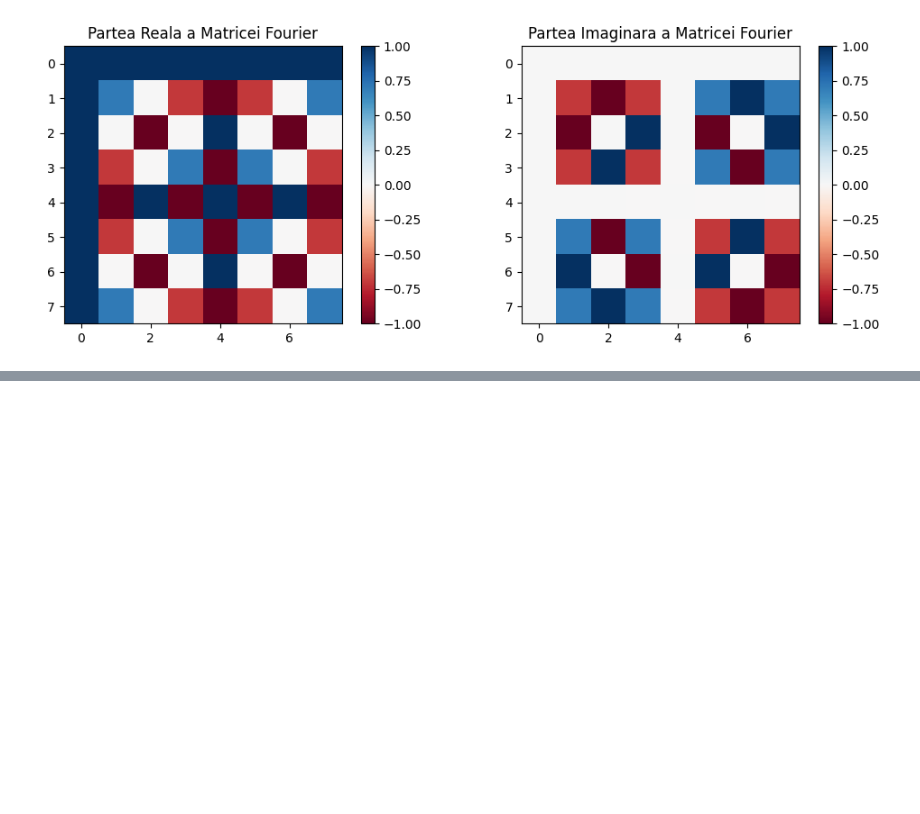
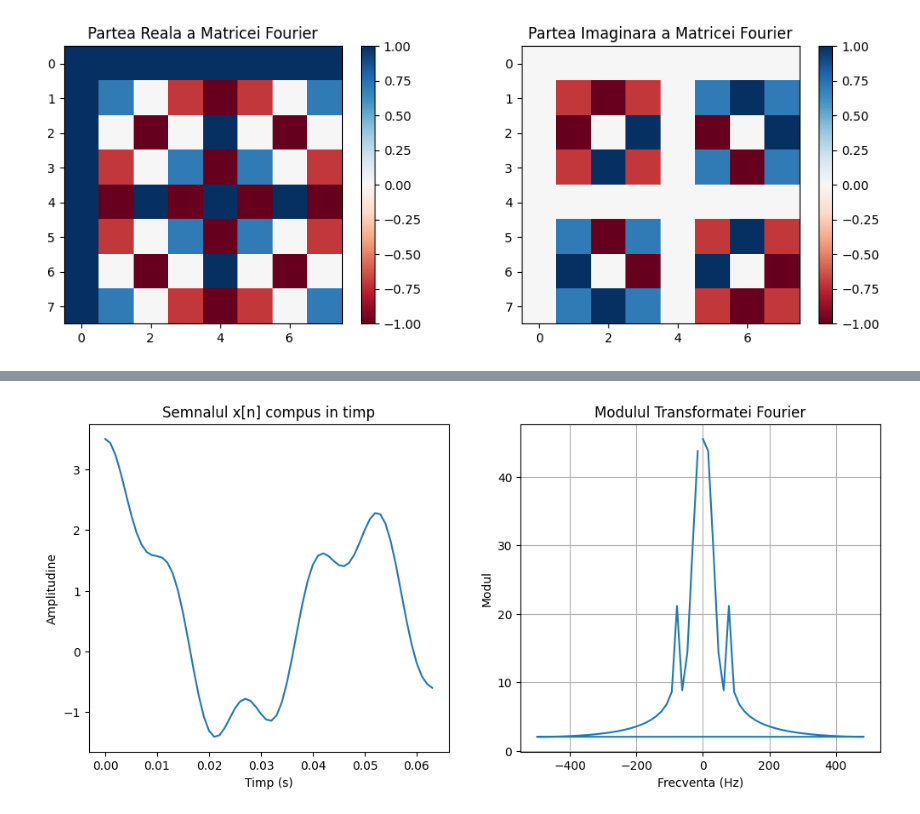
Before and after one commit to nicugnm/ProcesareaSemnalelor, a Jupyter notebook: lab3.ipynb, the cells around one changed output, grey strips where cells are left out. Saved outputs shown, nothing was run; the diff lists cells and outputs as text; code cells hidden in the pictures; blank space fills up the shorter version.

```diff
--- a/lab3.ipynb
+++ b/lab3.ipynb
@@ -89,0 +110,47 @@ plt.show()
+# %%
+# Ex3
+N = 64  # Numărul de esantioane pentru transformata Fourier
+fs = 1000  # Frecvența de eșantionare (Hz)
+t = np.linspace(0, N / fs, N, endpoint=False)  # Timpul pentru N esantioane
+
+frequencies = [5, 20, 75]  # Frecventele semnalului
+amplitudes = [1, 2, 0.5]  # Amplitudinile semnalului
+x = np.zeros(N, dtype=np.complex128)
+
+for i in range(len(frequencies)):
+    x += amplitudes[i] * np.cos(2 * np.pi * frequencies[i] * t)
+
+def calculate_component(N):
+    matrix = np.zeros((N, N), dtype=np.complex128)
+    for w in range(N):
+        for n in range(N):
+            matrix[w, n] = np.exp(-2j * np.pi * n * w / N)
+    return matrix
+
+matrix = calculate_component(N)
+
+X = np.dot(matrix, x)
+
+# Calculul modulului transformatei Fourier
+X_magnitude = np.abs(X)
+
+# Afișați modulul transformatei Fourier
+frequencies = np.fft.fftfreq(N, 1 / fs)  # Frecventele corespunzatoare coeficienților Fourier
+
+plt.figure(figsize=(12, 5))
+plt.subplot(1, 2, 1)
+plt.plot(t, np.real(x))
+plt.title('Semnalul x[n] compus in timp')
+plt.xlabel('Timp (s)')
+plt.ylabel('Amplitudine')
+
+plt.subplot(1, 2, 2)
+plt.plot(frequencies, X_magnitude)
+plt.title('Modulul Transformatei Fourier')
+plt.xlabel('Frecventa (Hz)')
+plt.ylabel('Modul')
+plt.grid()
+
+plt.show()
+# %% [output]
+[figure, added]
```
Also changed, not shown: parts of 3 cells of this notebook.
